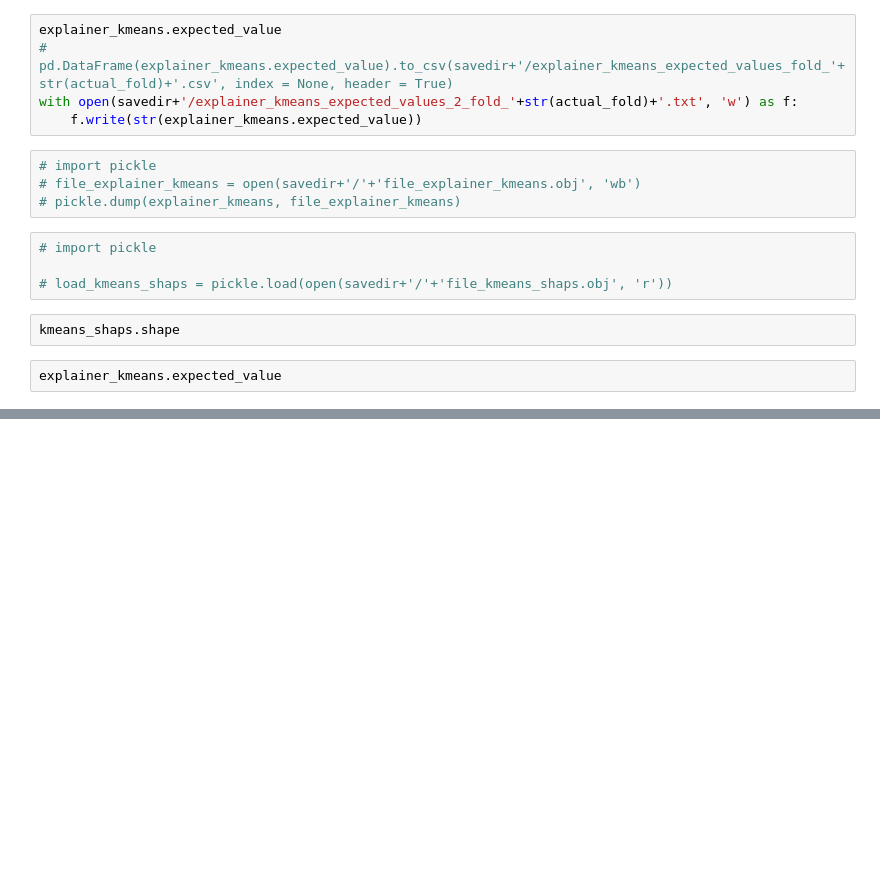
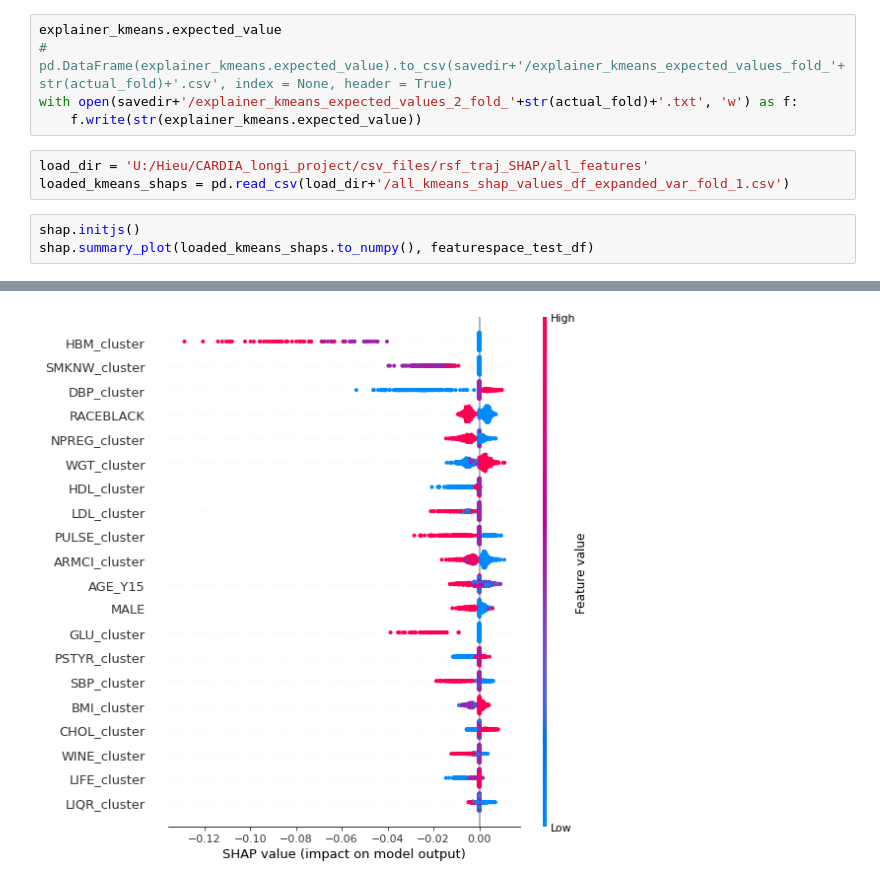
Before and after one commit to hieu-hugh-nguyen/CARDIA_Longitudinal_ML_project, a Jupyter notebook: shap_rsf_traj_model.ipynb, the cells around one changed output, grey strips where cells are left out. Saved outputs shown, nothing was run; the diff lists cells and outputs as text; blank space fills up the shorter version.

```diff
--- a/shap_rsf_traj_model.ipynb
+++ b/shap_rsf_traj_model.ipynb
@@ -248,15 +224,10 @@ explainer_kmeans.expected_value
 # pd.DataFrame(explainer_kmeans.expected_value).to_csv(savedir+'/explainer_kmeans_expected_values_fold_'+str(actual_fold)+'.csv', index = None, header = True)
 with open(savedir+'/explainer_kmeans_expected_values_2_fold_'+str(actual_fold)+'.txt', 'w') as f:
     f.write(str(explainer_kmeans.expected_value))
-# %%
-# import pickle
-# file_explainer_kmeans = open(savedir+'/'+'file_explainer_kmeans.obj', 'wb')
-# pickle.dump(explainer_kmeans, file_explainer_kmeans)
-# %%
-# import pickle
-
-# load_kmeans_shaps = pickle.load(open(savedir+'/'+'file_kmeans_shaps.obj', 'r'))
-# %%
-kmeans_shaps.shape
-# %%
-explainer_kmeans.expected_value
+# %%
+load_dir = 'U:/Hieu/CARDIA_longi_project/csv_files/rsf_traj_SHAP/all_features'
+loaded_kmeans_shaps = pd.read_csv(load_dir+'/all_kmeans_shap_values_df_expanded_var_fold_1.csv')
+# %%
+shap.initjs()
+shap.summary_plot(loaded_kmeans_shaps.to_numpy(), featurespace_test_df)
+# %% [output]
@@ -262,0 +235 @@ explainer_kmeans.expected_value
+[figure, added]
```
Also changed, not shown: parts of 38 cells of this notebook, 18 other files.
